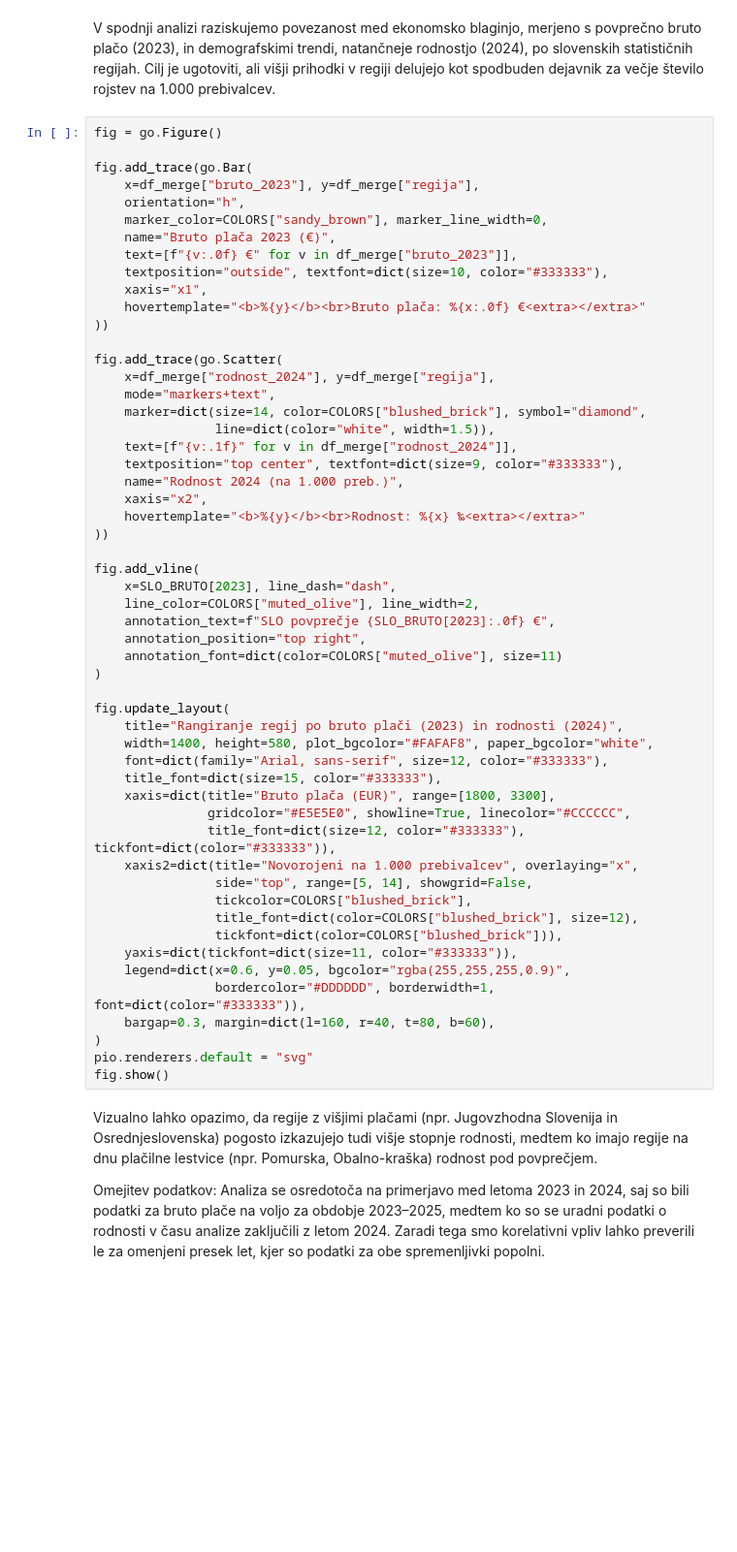
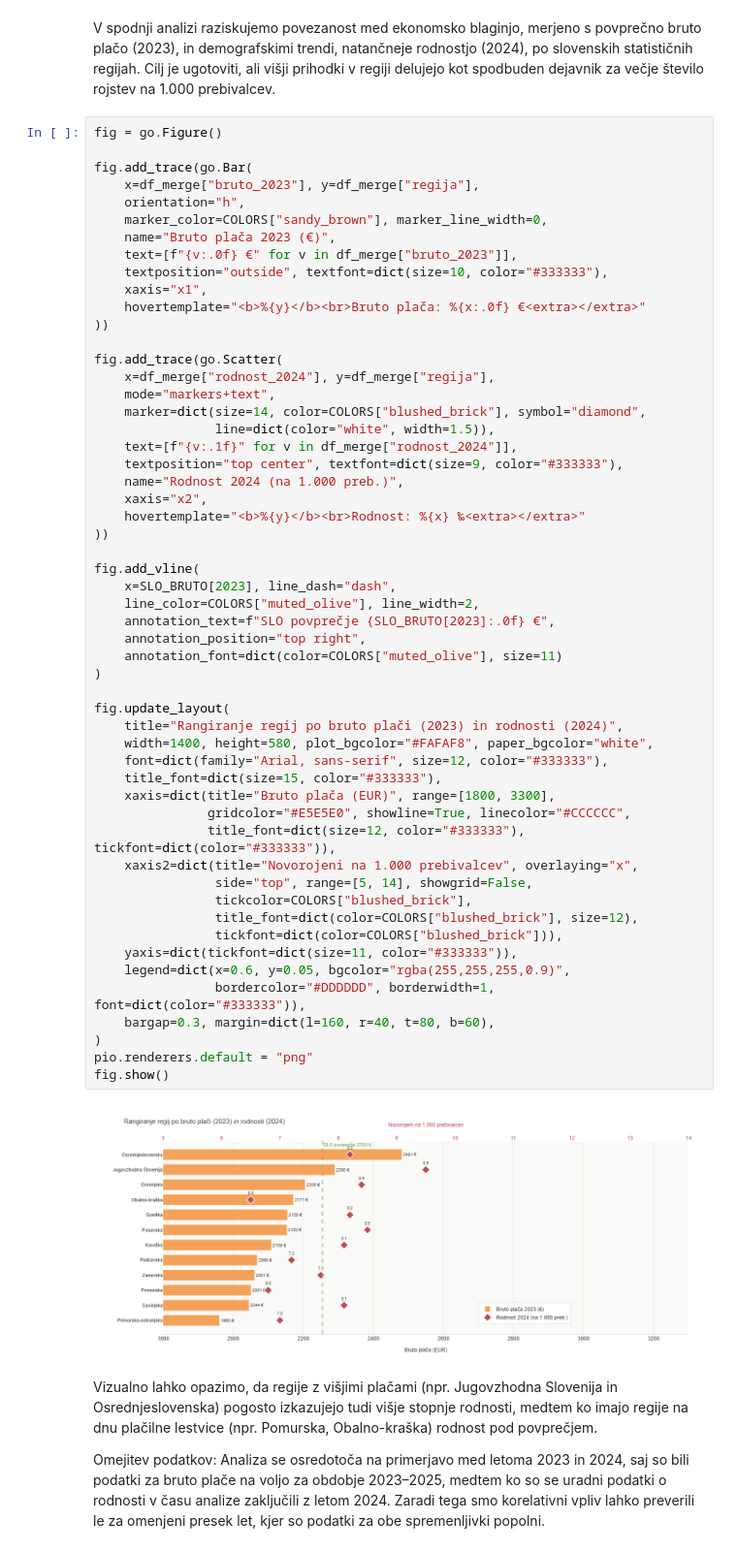
Before and after one commit to tajdap/PR2604, a Jupyter notebook: averagePay.ipynb, the cells around one changed output. Shown at 97% size. Drawn from its saved outputs; the diff is of its cells as text; blank space fills up the shorter version.

```diff
--- a/averagePay.ipynb
+++ b/averagePay.ipynb
@@ -58,34 +58,36 @@ fig.add_trace(go.Scatter(
     hovertemplate="<b>%{y}</b><br>Rodnost: %{x} ‰<extra></extra>"
 ))
 
 fig.add_vline(
     x=SLO_BRUTO[2023], line_dash="dash",
     line_color=COLORS["muted_olive"], line_width=2,
     annotation_text=f"SLO povprečje {SLO_BRUTO[2023]:.0f} €",
     annotation_position="top right",
     annotation_font=dict(color=COLORS["muted_olive"], size=11)
 )
 
 fig.update_layout(
     title="Rangiranje regij po bruto plači (2023) in rodnosti (2024)",
     width=1400, height=580, plot_bgcolor="#FAFAF8", paper_bgcolor="white",
     font=dict(family="Arial, sans-serif", size=12, color="#333333"),
     title_font=dict(size=15, color="#333333"),
     xaxis=dict(title="Bruto plača (EUR)", range=[1800, 3300],
                gridcolor="#E5E5E0", showline=True, linecolor="#CCCCCC",
                title_font=dict(size=12, color="#333333"), tickfont=dict(color="#333333")),
     xaxis2=dict(title="Novorojeni na 1.000 prebivalcev", overlaying="x",
                 side="top", range=[5, 14], showgrid=False,
                 tickcolor=COLORS["blushed_brick"],
                 title_font=dict(color=COLORS["blushed_brick"], size=12),
                 tickfont=dict(color=COLORS["blushed_brick"])),
     yaxis=dict(tickfont=dict(size=11, color="#333333")),
     legend=dict(x=0.6, y=0.05, bgcolor="rgba(255,255,255,0.9)",
                 bordercolor="#DDDDDD", borderwidth=1, font=dict(color="#333333")),
     bargap=0.3, margin=dict(l=160, r=40, t=80, b=60),
 )
-pio.renderers.default = "svg"
+pio.renderers.default = "png"
 fig.show()
+# %% [output]
+[figure, added]
 # %% [markdown]
 Vizualno lahko opazimo, da regije z višjimi plačami (npr. Jugovzhodna Slovenija in Osrednjeslovenska) pogosto izkazujejo tudi višje stopnje rodnosti, medtem ko imajo regije na dnu plačilne lestvice (npr. Pomurska, Obalno-kraška) rodnost pod povprečjem.
 
```
Also changed, not shown: 1 other file.
